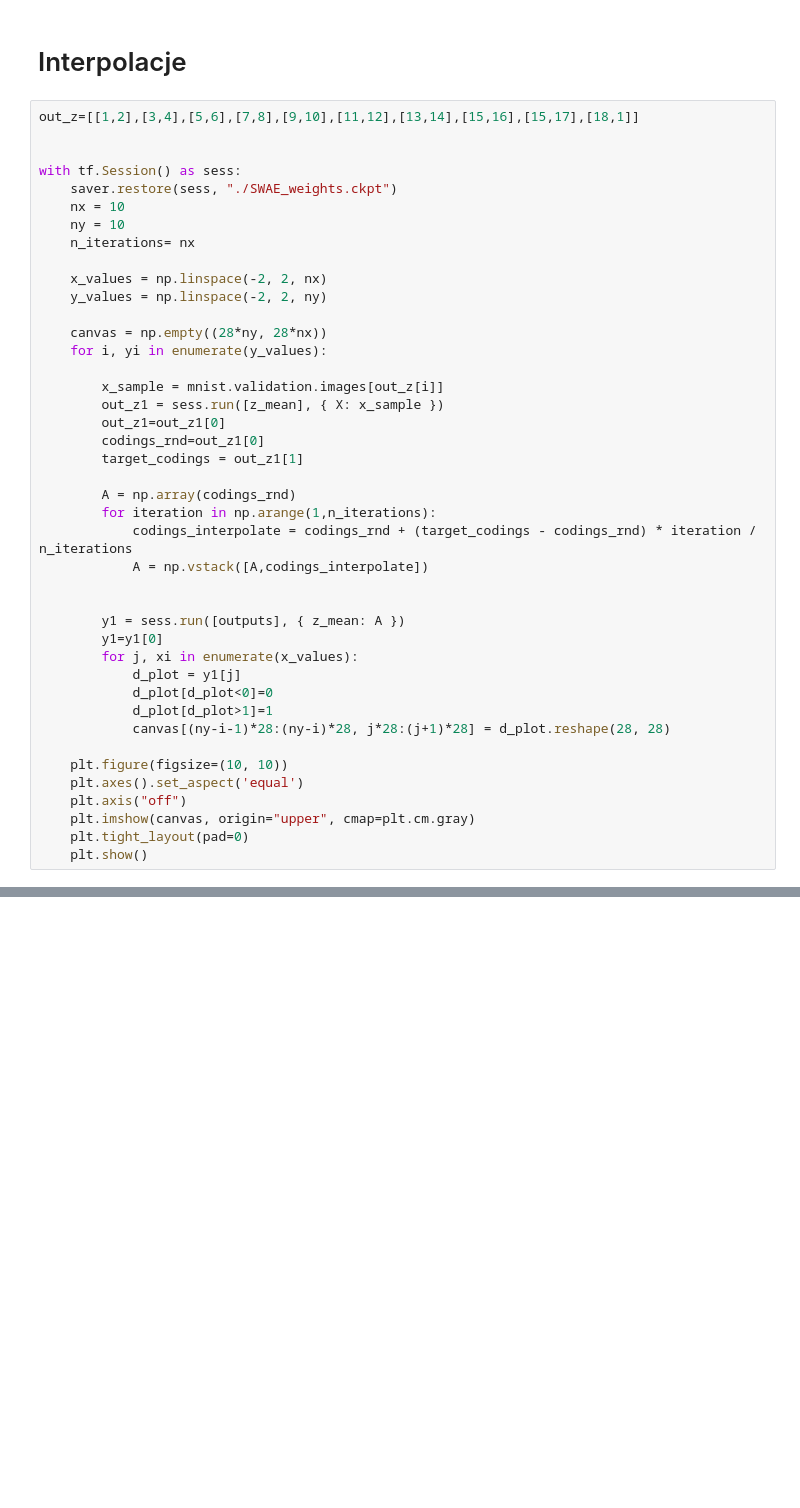
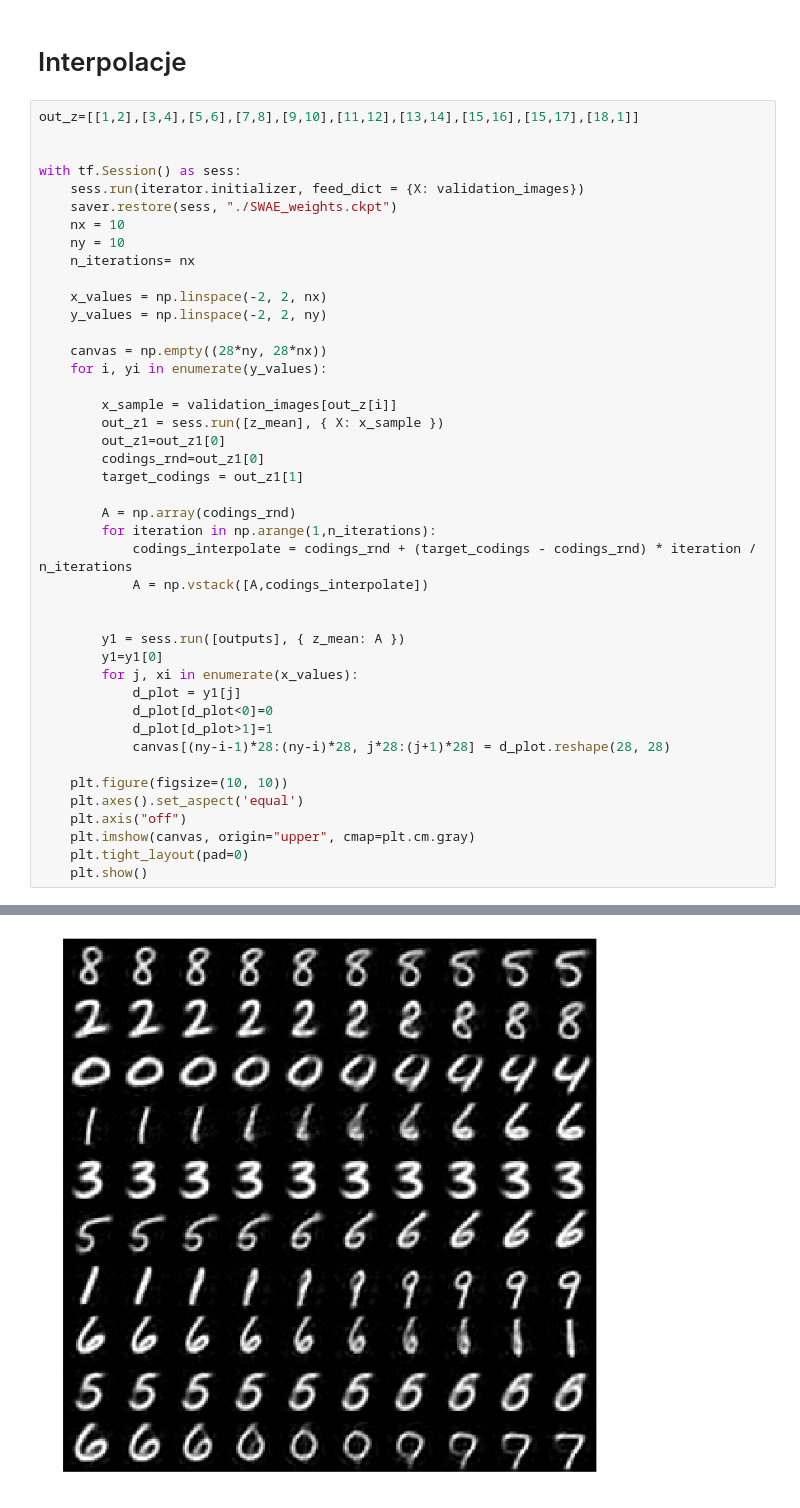
Before and after one commit to przem85/CWAE_introduction, a Jupyter notebook: D05_Z03_R_dataset.ipynb, the cells around one changed output, grey strips where cells are left out. Drawn from its saved outputs; the diff is of its cells as text; blank space fills up the shorter version.

```diff
--- a/D05_Z03_R_dataset.ipynb
+++ b/D05_Z03_R_dataset.ipynb
@@ -1694,6 +1709,7 @@ out_z=[[1,2],[3,4],[5,6],[7,8],[9,10],[11,12],[13,14],[15,16],[15,17],[18,1]]
 
 
 with tf.Session() as sess:
+    sess.run(iterator.initializer, feed_dict = {X: validation_images})
     saver.restore(sess, "./SWAE_weights.ckpt")
     nx = 10
     ny = 10
@@ -1705,7 +1721,7 @@ with tf.Session() as sess:
     canvas = np.empty((28*ny, 28*nx))
     for i, yi in enumerate(y_values):
 
-        x_sample = mnist.validation.images[out_z[i]]
+        x_sample = validation_images[out_z[i]]
         out_z1 = sess.run([z_mean], { X: x_sample })
         out_z1=out_z1[0]
         codings_rnd=out_z1[0]
@@ -1731,3 +1747,4 @@ with tf.Session() as sess:
     plt.imshow(canvas, origin="upper", cmap=plt.cm.gray)
     plt.tight_layout(pad=0)
     plt.show()
+# %% [output]
@@ -1733,0 +1752 @@ with tf.Session() as sess:
+[figure, added]
```
Also changed, not shown: parts of 7 cells of this notebook.
